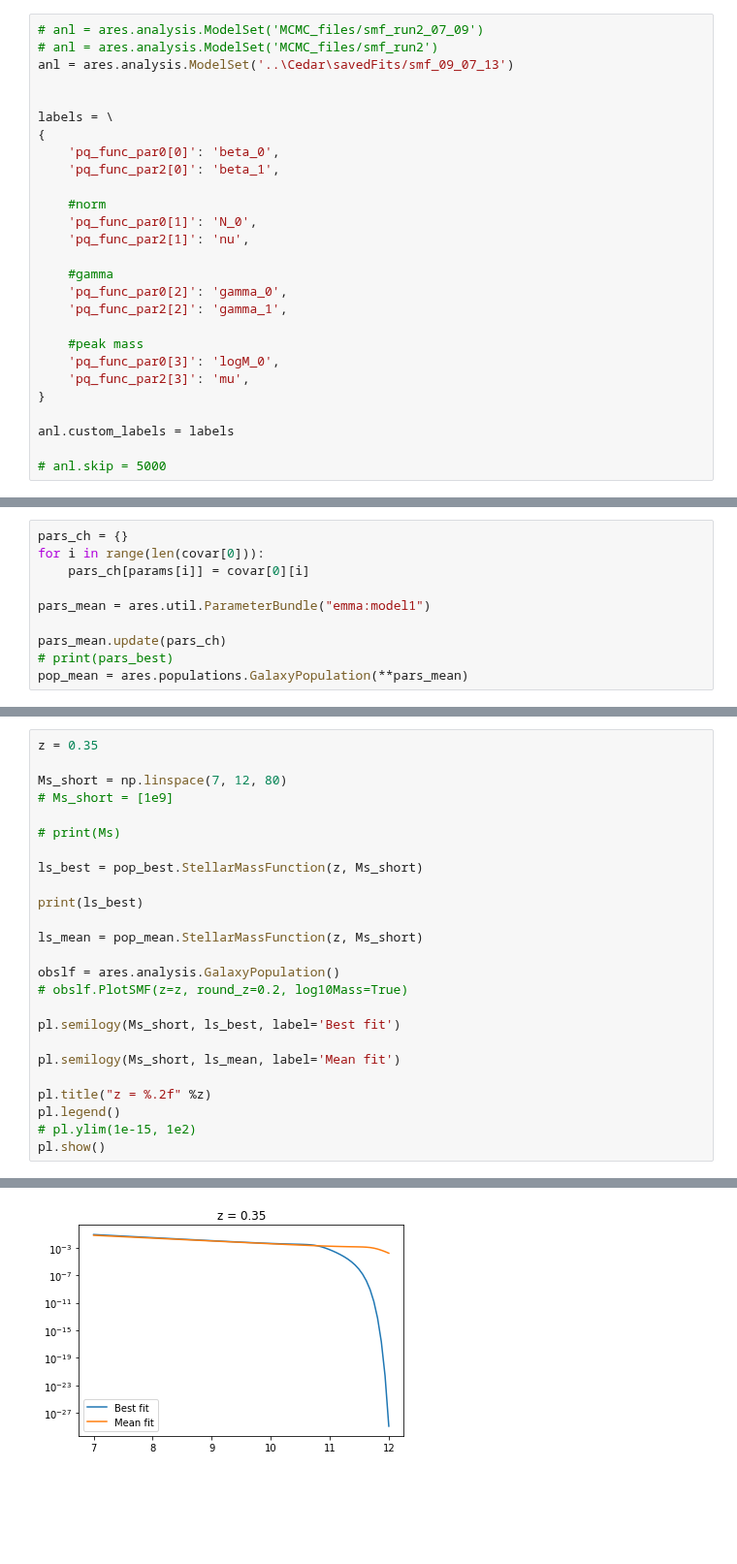
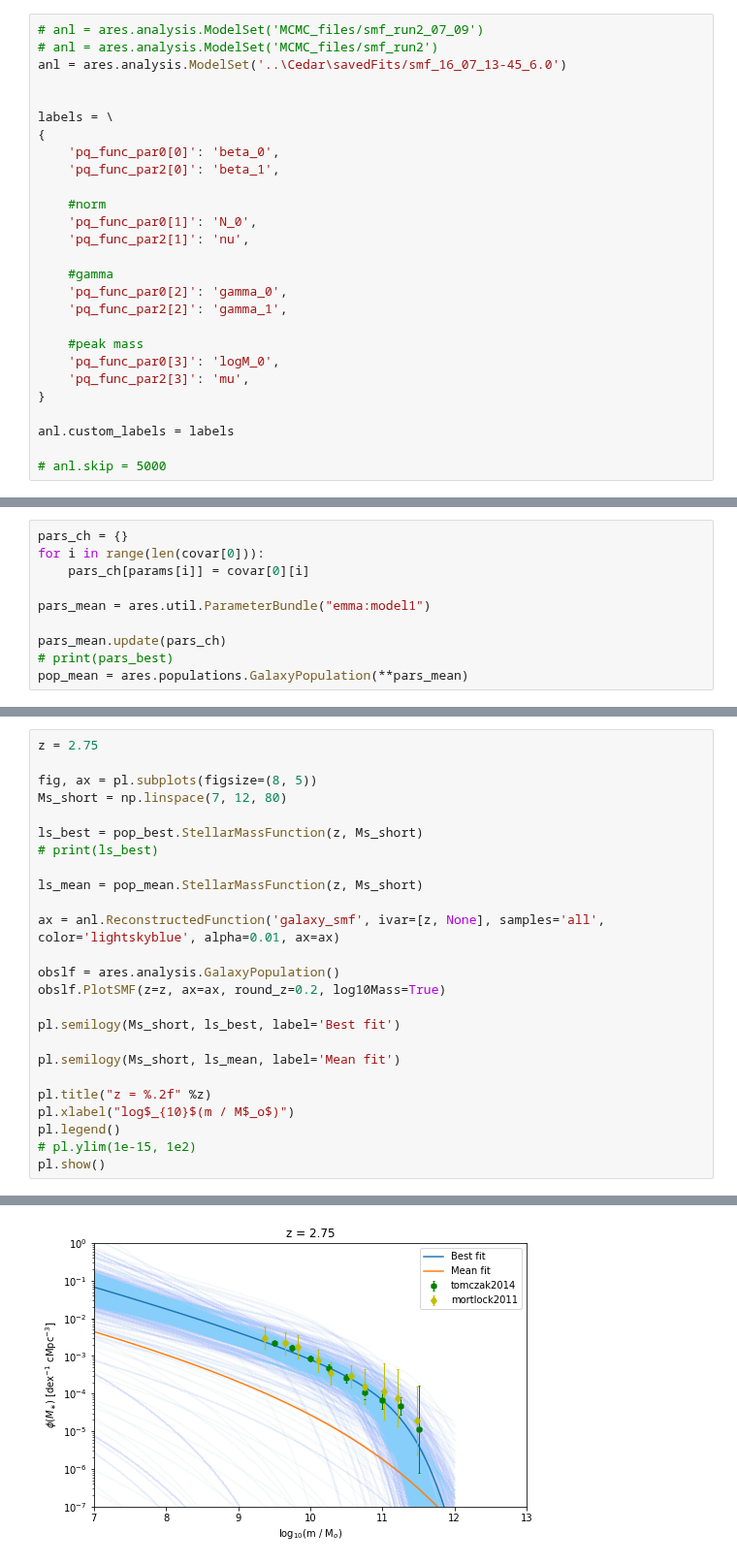
Before and after one commit to eklem1/GalaxySim, a Jupyter notebook: CheckingFitGuesses.ipynb, the cells around one changed output, grey strips where cells are left out. Shown at 97% size. Saved outputs shown, nothing was run; the diff lists cells and outputs as text; blank space fills up the shorter version.

```diff
--- a/CheckingFitGuesses.ipynb
+++ b/CheckingFitGuesses.ipynb
@@ -233,7 +214,7 @@ fitter.run('MCMC_files/test_smfcal_5', burn=5, steps=40, save_freq=4, clobber=Tr
 # %%
 # anl = ares.analysis.ModelSet('MCMC_files/smf_run2_07_09')
 # anl = ares.analysis.ModelSet('MCMC_files/smf_run2')
-anl = ares.analysis.ModelSet('..\Cedar\savedFits/smf_09_07_13')
+anl = ares.analysis.ModelSet('..\Cedar\savedFits/smf_16_07_13-45_6.0')
 
 
 labels = \
@@ -435,25 +425,25 @@ pop_best = ares.populations.GalaxyPopulation(**pars_best)
 # %%
-z = 0.35
+z = 2.75
 
+fig, ax = pl.subplots(figsize=(8, 5))
 Ms_short = np.linspace(7, 12, 80)
-# Ms_short = [1e9]
-
-# print(Ms)
 
 ls_best = pop_best.StellarMassFunction(z, Ms_short)
-
-print(ls_best)
+# print(ls_best)
 
 ls_mean = pop_mean.StellarMassFunction(z, Ms_short)
 
+ax = anl.ReconstructedFunction('galaxy_smf', ivar=[z, None], samples='all', color='lightskyblue', alpha=0.01, ax=ax)
+
 obslf = ares.analysis.GalaxyPopulation()
-# obslf.PlotSMF(z=z, round_z=0.2, log10Mass=True)
+obslf.PlotSMF(z=z, ax=ax, round_z=0.2, log10Mass=True)
 
 pl.semilogy(Ms_short, ls_best, label='Best fit')
 
 pl.semilogy(Ms_short, ls_mean, label='Mean fit')
 
 pl.title("z = %.2f" %z)
+pl.xlabel("log$_{10}$(m / M$_o$)")
 pl.legend()
 # pl.ylim(1e-15, 1e2)
 pl.show()
@@ -478 +451 @@ pl.show()
-[figure, old version]
+[figure, new version]
```
Also changed, not shown: parts of 14 cells of this notebook, 2 other files.
